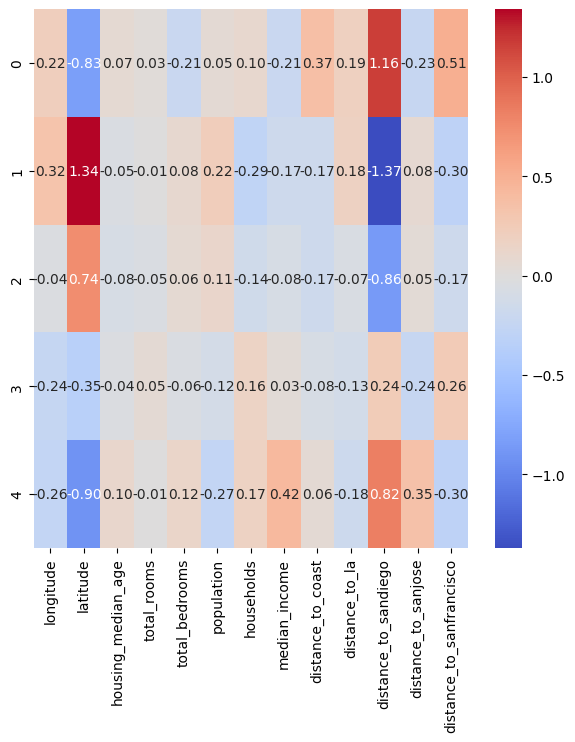
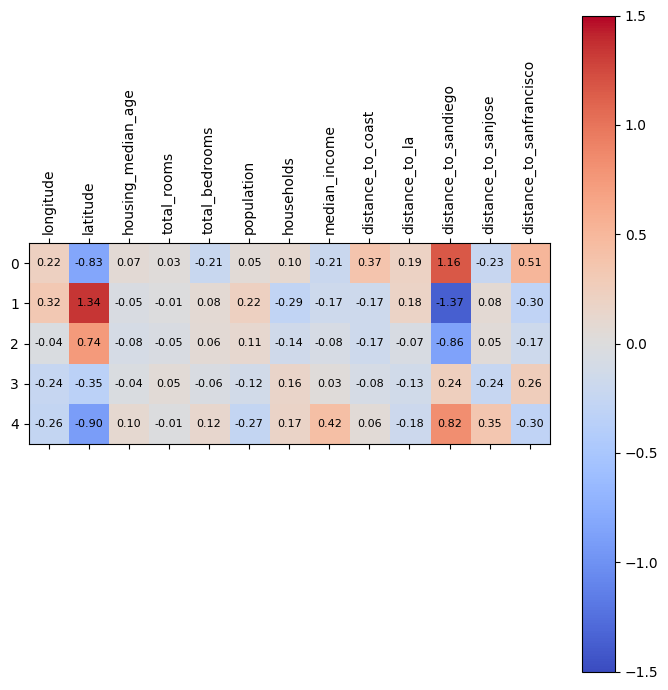
The change to this notebook cell's code, shown as a diff; its figure went from the first image to the second:
--- before
+++ after
@@ -3,4 +3,20 @@
 
 # Heatmap per vedere la correlazione tra coefficienti e feature di X
-plt.figure(figsize=(7, 7))
-sns.heatmap(coef_matrix, annot=True, fmt='.2f', cmap='coolwarm', xticklabels=X.columns, yticklabels=[0,1,2,3,4])
+fig, ax = plt.subplots(figsize=(7, 7))
+cax = ax.matshow(coef_matrix, cmap='coolwarm', vmin=-1.5, vmax=1.5)
+
+fig.colorbar(cax)
+
+ax.set_xticks(range(len(X.columns)))
+ax.set_yticks(range(5))
+ax.set_xticklabels(X.columns, rotation=90)
+ax.set_yticklabels([0, 1, 2, 3, 4])
+
+for i in range(5):
+    for j in range(len(X.columns)):
+        valore = coef_matrix[i, j]
+        ax.text(j, i, f"{valore:.2f}",
+                ha='center', va='center', fontsize=8)
+
+plt.tight_layout()
+plt.show()

Commit: Sistemato Seaborn